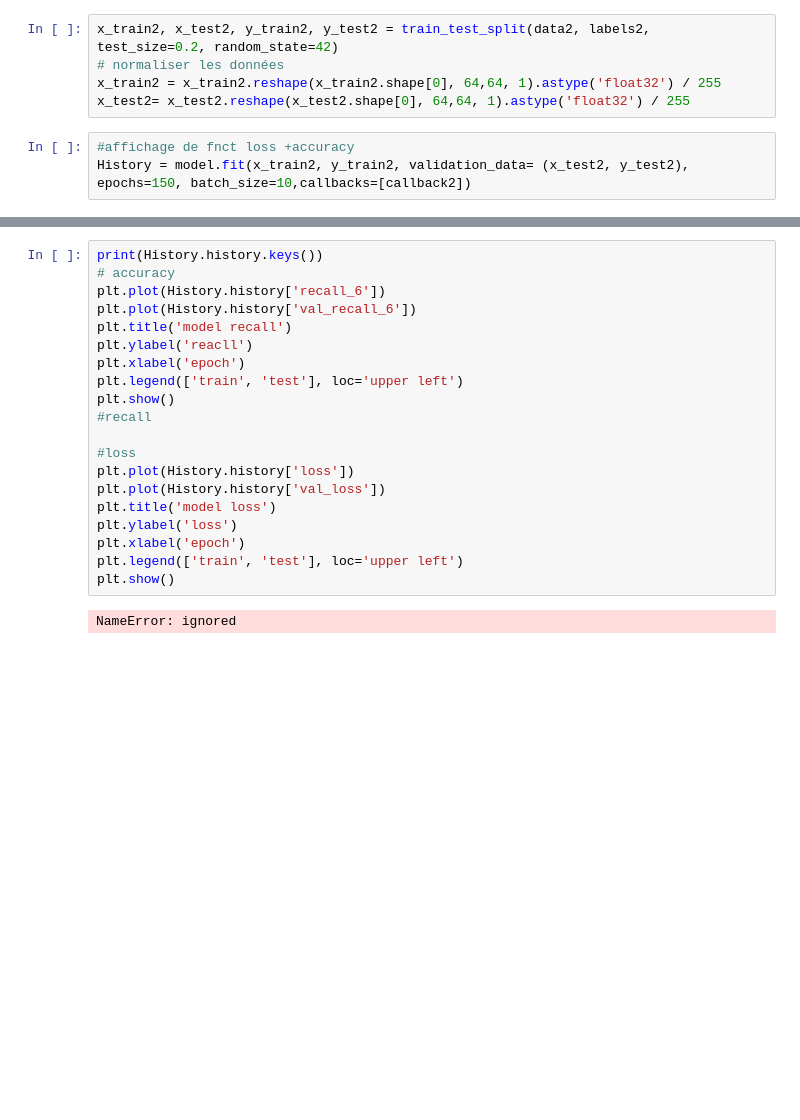
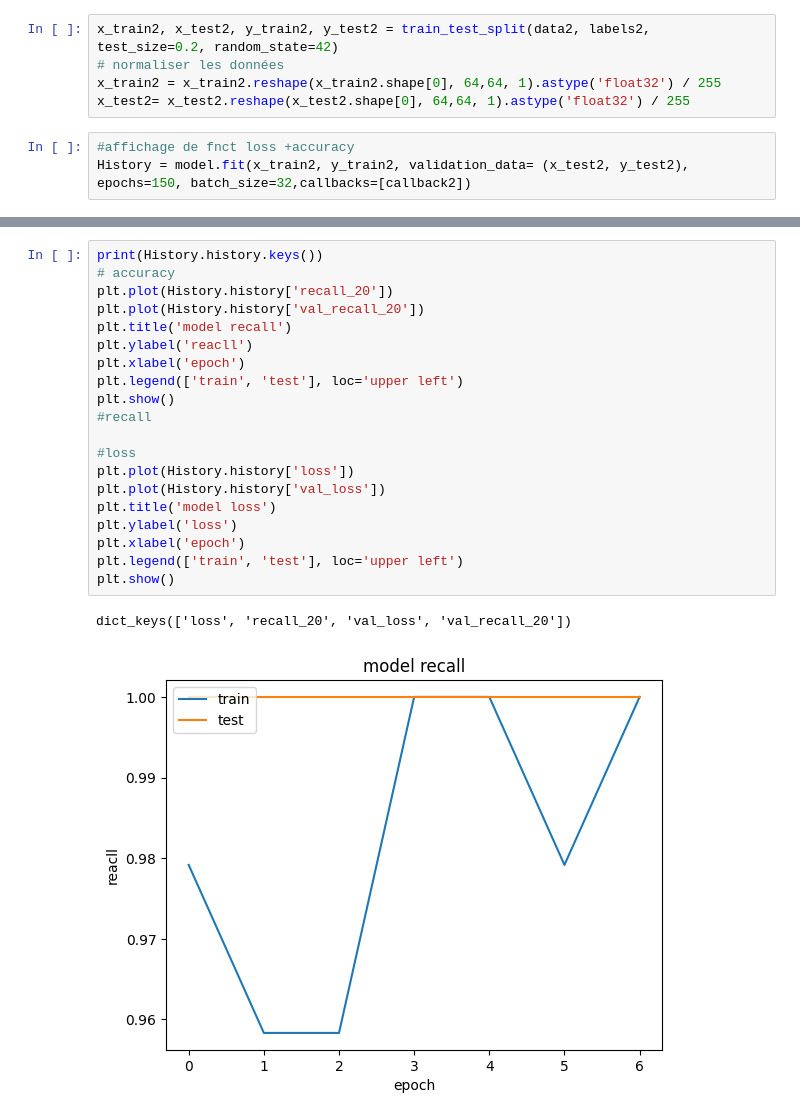
Before and after one commit to nou321/PFE_Nour, a Jupyter notebook: CnnAug_Test.ipynb, the cells around one changed output, grey strips where cells are left out. Saved outputs shown, nothing was run; the diff lists cells and outputs as text; blank space fills up the shorter version.

```diff
--- a/CnnAug_Test.ipynb
+++ b/CnnAug_Test.ipynb
@@ -288,6 +288,6 @@ x_train2 = x_train2.reshape(x_train2.shape[0], 64,64, 1).astype('float32') / 255
 x_test2= x_test2.reshape(x_test2.shape[0], 64,64, 1).astype('float32') / 255
 # %%
 #affichage de fnct loss +accuracy
-History = model.fit(x_train2, y_train2, validation_data= (x_test2, y_test2), epochs=150, batch_size=10,callbacks=[callback2])
+History = model.fit(x_train2, y_train2, validation_data= (x_test2, y_test2), epochs=150, batch_size=32,callbacks=[callback2])
 # %% [output]
 Epoch 1/150
@@ -313,22 +307,23 @@ Epoch 10/150
 # %%
 print(History.history.keys())
 # accuracy
-plt.plot(History.history['recall_6'])
-plt.plot(History.history['val_recall_6'])
+plt.plot(History.history['recall_20'])
+plt.plot(History.history['val_recall_20'])
 plt.title('model recall')
 plt.ylabel('reacll')
 plt.xlabel('epoch')
 plt.legend(['train', 'test'], loc='upper left')
 plt.show()
 #recall
 
 #loss
 plt.plot(History.history['loss'])
 plt.plot(History.history['val_loss'])
 plt.title('model loss')
 plt.ylabel('loss')
 plt.xlabel('epoch')
 plt.legend(['train', 'test'], loc='upper left')
 plt.show()
 # %% [output]
-NameError: ignored
+dict_keys(['loss', 'recall_20', 'val_loss', 'val_recall_20'])
+[figure, added]
```
Also changed, not shown: parts of 4 cells of this notebook.
